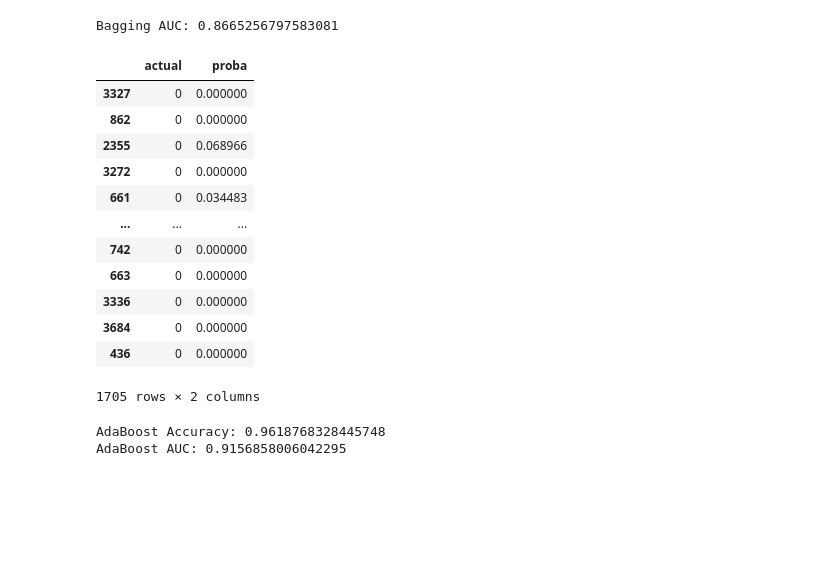
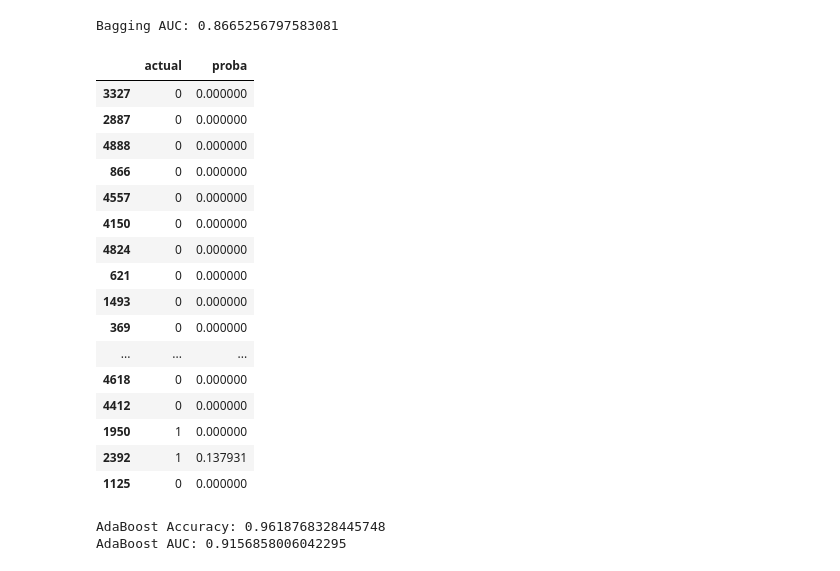
Before and after one commit to edwardramirez/company-bankruptcy-prediction, a Jupyter notebook: final_proj.ipynb, the cells around one changed output. Cells and saved outputs as stored; diff of their text form; code cells hidden in the pictures; blank space fills up the shorter version.

```diff
--- a/final_proj.ipynb
+++ b/final_proj.ipynb
@@ -236,19 +232,23 @@ Bagging AUC: 0.8665256797583081
 # %%
 results = pd.DataFrame()
 results['actual'] = y_test
 results['proba'] = final_arr
-results[::]
+results[::40]
 # %% [output]
 |  | actual | proba |
 | 3327 | 0 | 0.000000 |
-| 862 | 0 | 0.000000 |
-| 2355 | 0 | 0.068966 |
-| 3272 | 0 | 0.000000 |
-| 661 | 0 | 0.034483 |
+| 2887 | 0 | 0.000000 |
+| 4888 | 0 | 0.000000 |
+| 866 | 0 | 0.000000 |
+| 4557 | 0 | 0.000000 |
+| 4150 | 0 | 0.000000 |
+| 4824 | 0 | 0.000000 |
+| 621 | 0 | 0.000000 |
+| 1493 | 0 | 0.000000 |
+| 369 | 0 | 0.000000 |
 | ... | ... | ... |
-| 742 | 0 | 0.000000 |
-| 663 | 0 | 0.000000 |
-| 3336 | 0 | 0.000000 |
-| 3684 | 0 | 0.000000 |
-| 436 | 0 | 0.000000 |
+| 4618 | 0 | 0.000000 |
+| 4412 | 0 | 0.000000 |
+| 1950 | 1 | 0.000000 |
+| 2392 | 1 | 0.137931 |
+| 1125 | 0 | 0.000000 |
-1705 rows × 2 columns
```
Also changed, not shown: parts of 13 cells of this notebook.
